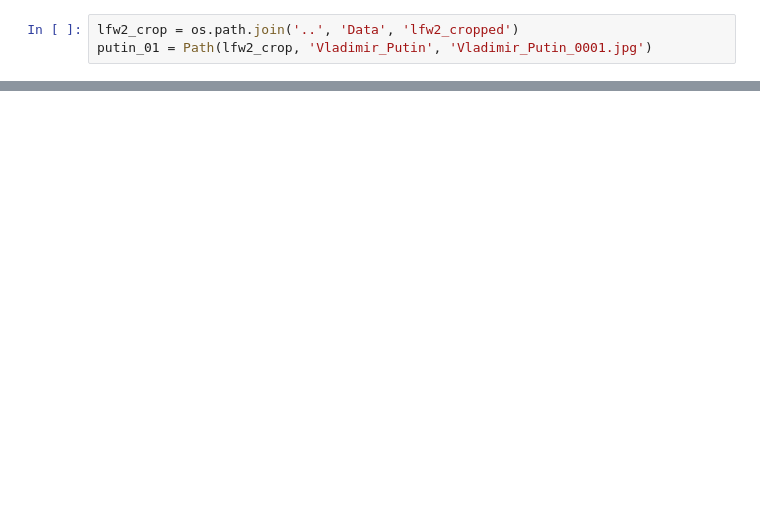
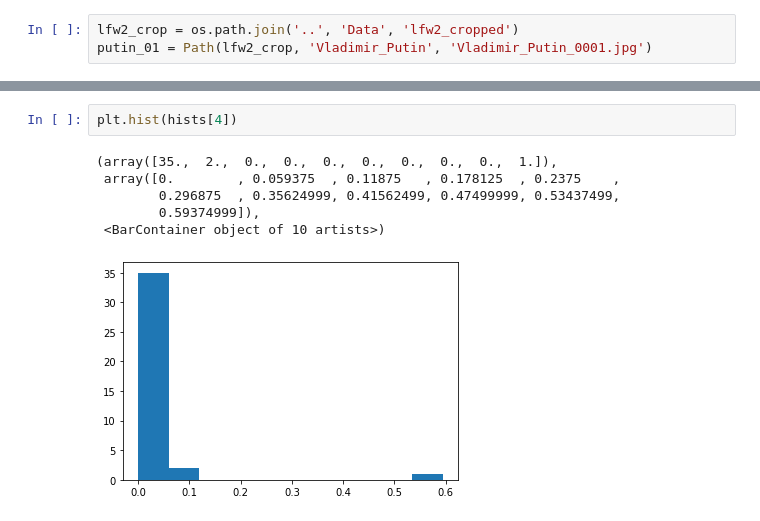
Before and after one commit to bkemmer/custom_cnn, a Jupyter notebook: notebooks/LBP.ipynb, the cells around one changed output, grey strips where cells are left out. Drawn from its saved outputs; the diff is of its cells as text; blank space fills up the shorter version.

```diff
--- a/notebooks/LBP.ipynb
+++ b/notebooks/LBP.ipynb
@@ -51,0 +79,9 @@ array([[7., 7., 7., ..., 7., 7., 7.],
+# %%
+plt.hist(hists[4])
+# %% [output]
+(array([35.,  2.,  0.,  0.,  0.,  0.,  0.,  0.,  0.,  1.]),
+ array([0.        , 0.059375  , 0.11875   , 0.178125  , 0.2375    ,
+        0.296875  , 0.35624999, 0.41562499, 0.47499999, 0.53437499,
+        0.59374999]),
+ <BarContainer object of 10 artists>)
+[figure, added]
```
Also changed, not shown: parts of 41 cells of this notebook, 28 other files.
